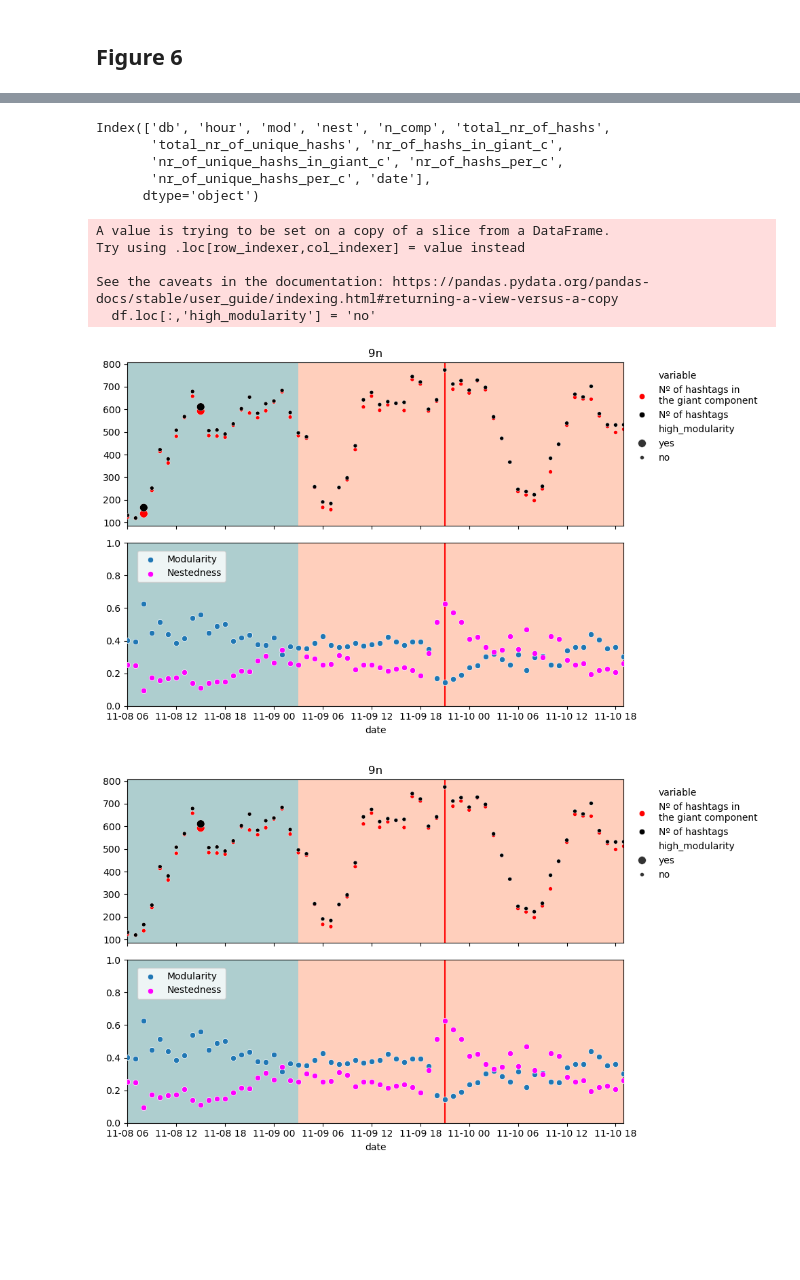
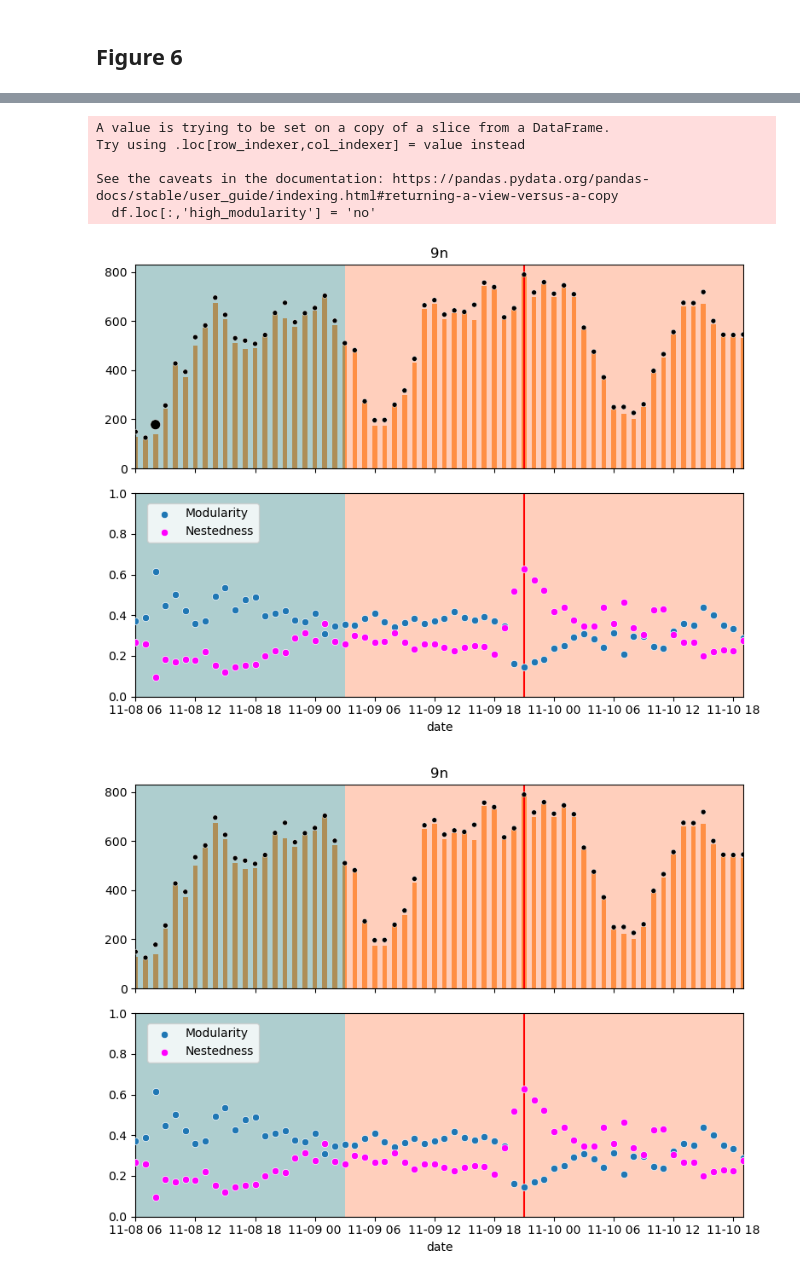
Before and after one commit to ffviana/VIU, a Jupyter notebook: 2_userNodes_network_analysis.ipynb, the cells around one changed output, grey strips where cells are left out. Saved outputs shown, nothing was run; the diff lists cells and outputs as text; code cells hidden in the pictures; blank space fills up the shorter version.

Commit message:
added bipartite networks and improved visualization

```diff
--- a/2_userNodes_network_analysis.ipynb
+++ b/2_userNodes_network_analysis.ipynb
@@ -158,7 +118,8 @@ complete_df
 # %% [markdown]
 ## Figure 6
 # %%
-graph_metrics_path = 'D:/FV/VIU/clean_data/hashNodes_graph_metrics.csv'
+graph_metrics_path = 'D:/FV/Personal/VIU/clean_data/graph_metrics_userNodes_clean.csv'
+# graph_metrics_path = 'D:/FV/Personal/VIU/clean_data/graphMetrics_userNodes.csv'
 
 graph_metrics_df = pd.read_csv(graph_metrics_path, index_col=0)
 
@@ -176,11 +137,3 @@ graph_metrics_df.head()
-# %%
-graph_metrics_df.columns
-# %% [output]
-Index(['db', 'hour', 'mod', 'nest', 'n_comp', 'total_nr_of_hashs',
-       'total_nr_of_unique_hashs', 'nr_of_hashs_in_giant_c',
-       'nr_of_unique_hashs_in_giant_c', 'nr_of_hashs_per_c',
-       'nr_of_unique_hashs_per_c', 'date'],
-      dtype='object')
 # %%
 db = '9n'
 
@@ -191,7 +144,7 @@ df = graph_metrics_df.loc[(graph_metrics_df.db == db) &
 
 def plot_figure6(df, db, total_users = True):
 
-    fig, axes = plt.subplots(2,1, figsize = [10, 6],sharex=True)
+    fig, axes = plt.subplots(2,1, figsize = [8, 6],sharex=True)
 
     df.loc[:,'high_modularity'] = 'no'
     if total_users:
@@ -199,20 +152,27 @@ def plot_figure6(df, db, total_users = True):
     else:
         df.loc[(df['mod'] > .55) & (df.total_nr_of_unique_hashs > 0.2*df.total_nr_of_unique_hashs.max()), 'high_modularity'] = 'yes'
 
-    df1 = df[['date', 'nr_of_unique_hashs_in_giant_c', 'total_nr_of_unique_hashs', 'high_modularity']].melt(id_vars = ['date', 'high_modularity'])
+    # df1 = df[['date', 'nr_of_unique_hashs_in_giant_c', 'total_nr_of_unique_hashs', 'high_modularity']].melt(id_vars = ['date', 'high_modularity'])
+    df1 = df[['date', 'total_nr_of_unique_hashs', 'high_modularity']].melt(id_vars = ['date', 'high_modularity'])
     df1['variable'] = df1.variable.replace({'nr_of_unique_hashs_in_giant_c': 'Nº of hashtags in\nthe giant component',
                                           'total_nr_of_unique_hashs':  'Nº of hashtags'})
     # Axis 0
     sns.scatterplot(data = df1, x = 'date', y = 'value', hue= 'variable',
                     # style='high_modularity', style_order = ['yes', 'no'],
                     size = 'high_modularity', size_order = ['yes', 'no'],
-                    palette = ['red', 'black'], zorder = 5, ax = axes[0])
-    sns.move_legend(
-        axes[0], loc='upper left',
-        bbox_to_anchor=(1, 1), ncol=1, title=None,
-        frameon=False
-    )
+                    palette = ['black'], zorder = 5, ax = axes[0])
+                    # palette = ['red', 'black'], zorder = 5, ax = axes[0])
 
+    df2 = df[['date', 'nr_of_unique_hashs_in_giant_c',]]
+    axes[0].bar(df2['date'], df2['nr_of_unique_hashs_in_giant_c'],
+                color=sns.color_palette()[1], width=0.02, label = 'Nº of hashtags\nin giant component')
+    # axes[0].legend()
+    # sns.move_legend(
+    #     axes[0], loc='upper left',
+    #     bbox_to_anchor=(1, 1), ncol=1, title=None,
+    #     frameon=False
+    # )
+    axes[0].get_legend().remove()
 
     # sns.scatterplot(data = df, x = 'date', y = 'nr_of_unique_hashs_in_giant_c', style='high_modularity', color = 'red', zorder = 5, ax = axes[0], label = 'Nº of hashtags in\nthe giant component')
     # sns.scatterplot(data = df, x = 'date', y = 'total_nr_of_unique_hashs', style='high_modularity', zorder = 5, color = 'black', ax = axes[0], label = 'Nº of hashtags')
@@ -239,37 +199,39 @@ def plot_figure6(df, db, total_users = True):
 
     elif db== 'no':
         axes[0].axvline(x = pd.to_datetime('2019-01-05 00:00'), color = 'red')
         axes[0].axvspan(df.date.min(), '2019-01-04 03:00', facecolor='cadetblue', alpha=0.5)
         axes[0].axvspan('2019-01-04 03:00', df.date.max(), facecolor='lightsalmon', alpha=0.5)
         axes[0].set_xlim([df.date.min(), df.date.max() ]);
         # axes[0].legend(bbox_to_anchor=(0.01, 0.98), loc='upper left', )
         # ==========
         axes[1].axvline(x = pd.to_datetime('2019-01-05 00:00'), color = 'red')
         axes[1].axvspan(df.date.min(), '2019-01-04 03:00', facecolor='cadetblue', alpha=0.5)
         axes[1].axvspan('2019-01-04 03:00', df.date.max(), facecolor='lightsalmon', alpha=0.5)
         axes[1].set_xlim([df.date.min(), df.date.max() ]);
         axes[1].set_ylim([0,1]);
         axes[1].legend(bbox_to_anchor=(0.01, 0.98), loc='upper left', )
         for ax in axes:
             ax.set_ylabel('')
         axes[0].set_title('No al tarifazo')
 
     plt.tight_layout()
     return fig, axes
 
 fig, axes = plot_figure6(df, db, total_users=False)
-plt.savefig('D:/FV/VIU/f6_userNodes_9n.png',transparent=True,bbox_inches='tight',pad_inches=0)
+plt.savefig('D:/FV/Personal/VIU/figures/f6_userNodes_9n_clean.png',transparent=True,bbox_inches='tight',pad_inches=0)
+# plt.savefig('D:/FV/Personal/VIU/figures/f6_userNodes_9n.png',transparent=True,bbox_inches='tight',pad_inches=0)
 
 fig, axes = plot_figure6(df, db, total_users=True)
-plt.savefig('D:/FV/VIU/f6_userNodes_9n_totalHashs.png',transparent=True,bbox_inches='tight',pad_inches=0)
+plt.savefig('D:/FV/Personal/VIU/figures/f6_userNodes_9n_clean_totalHashs.png',transparent=True,bbox_inches='tight',pad_inches=0)
+# plt.savefig('D:/FV/Personal/VIU/figures/f6_userNodes_9n_totalHashs.png',transparent=True,bbox_inches='tight',pad_inches=0)
 # %% [output]
 A value is trying to be set on a copy of a slice from a DataFrame.
 Try using .loc[row_indexer,col_indexer] = value instead
 
 See the caveats in the documentation: https://pandas.pydata.org/pandas-docs/stable/user_guide/indexing.html#returning-a-view-versus-a-copy
   df.loc[:,'high_modularity'] = 'no'
-[figure, old version]
+[figure, new version]
-[figure, old version]
+[figure, new version]
 # %%
 
 db = 'no'
```
Also changed, not shown: parts of 7 cells of this notebook, 27 other files.
